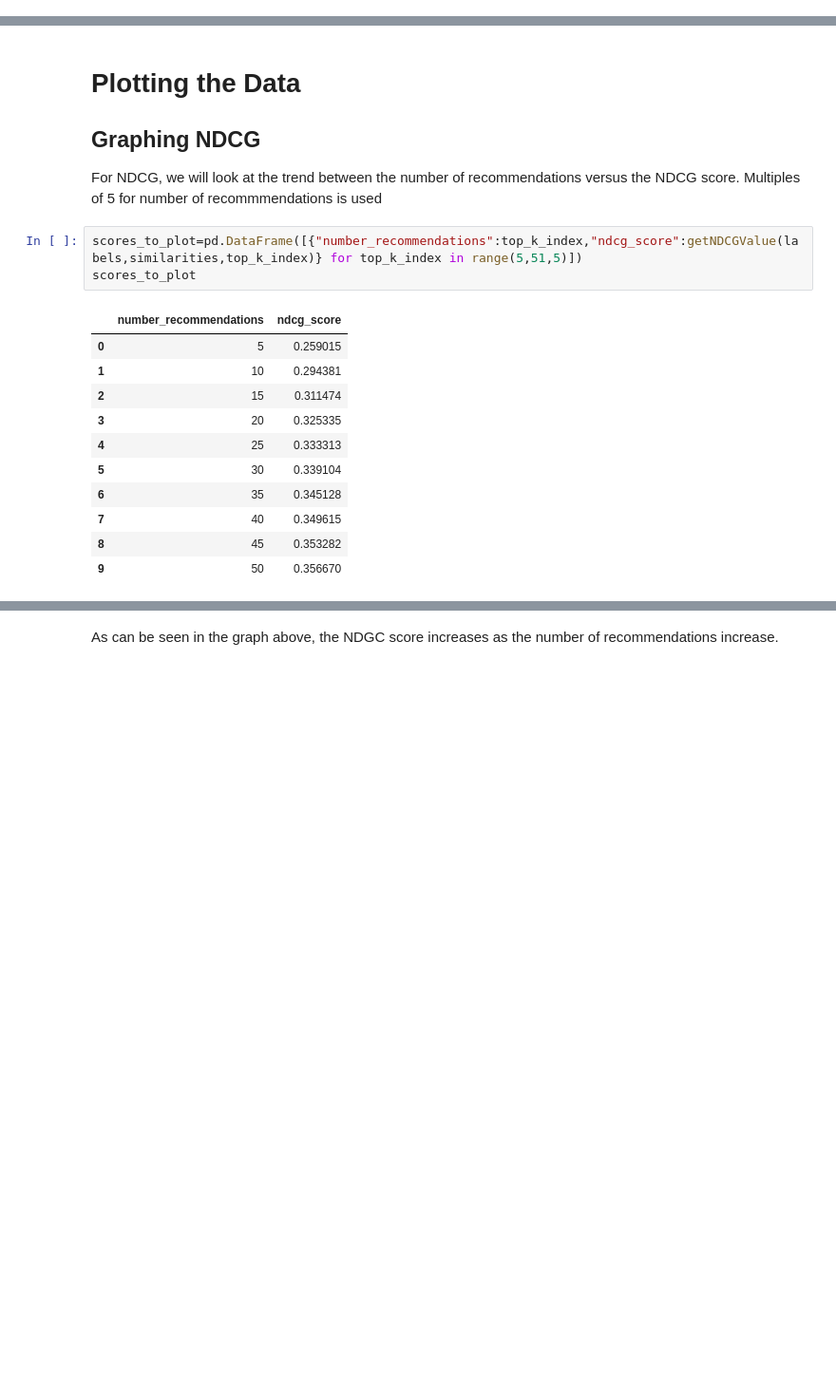
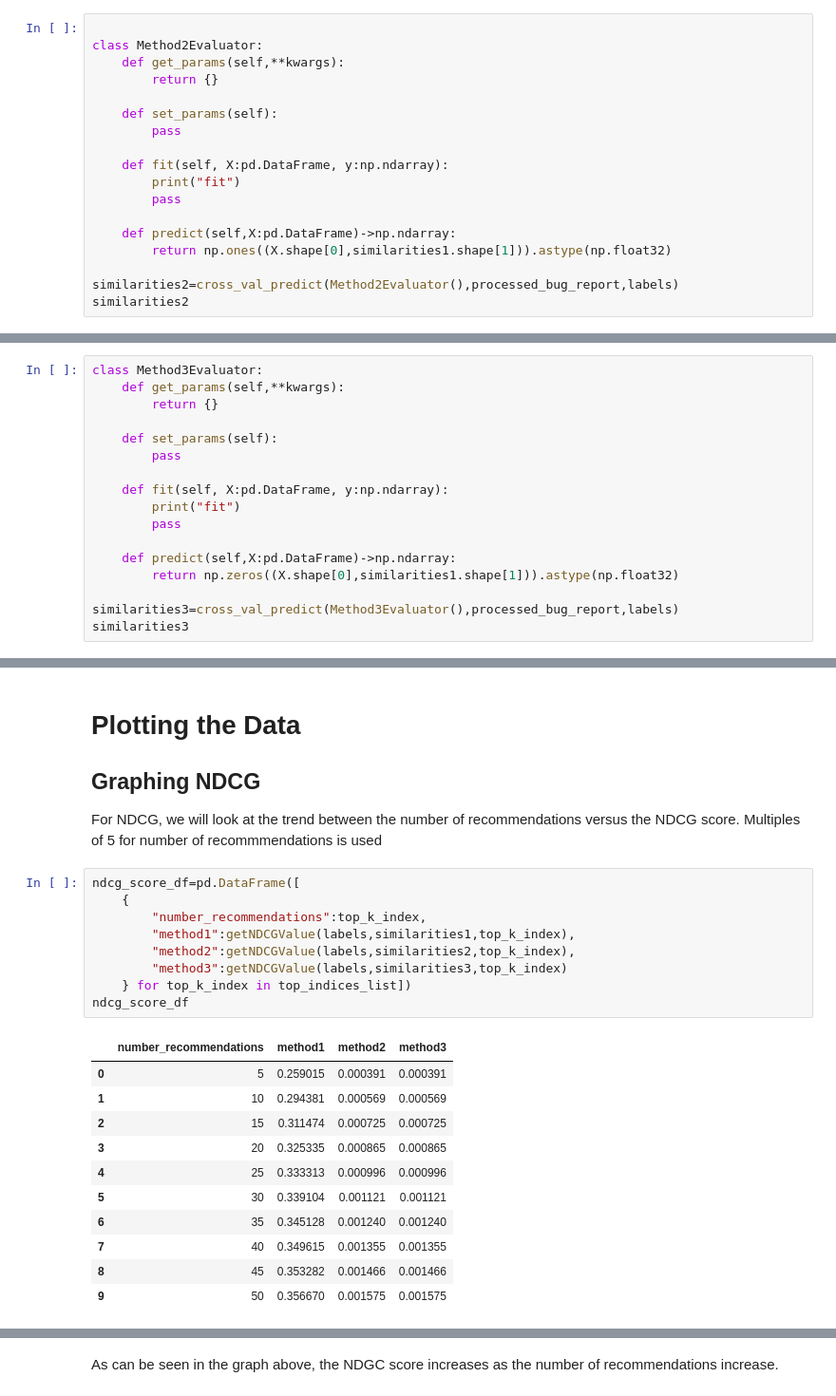
Before and after one commit to YeshaP/ENSF544_Proj2, a Jupyter notebook: Project2-1.ipynb, the cells around one changed output, grey strips where cells are left out. Shown at 95% size. Cells and saved outputs as stored; diff of their text form; blank space fills up the shorter version.

```diff
--- a/Project2-1.ipynb
+++ b/Project2-1.ipynb
@@ -237,0 +234,18 @@ array([[7.00226962e-02, 7.84133356e-02, 6.30993610e-03, ...,
+# %%
+
+class Method2Evaluator:
+    def get_params(self,**kwargs):
+        return {}
+
+    def set_params(self):
+        pass
+
+    def fit(self, X:pd.DataFrame, y:np.ndarray):
+        print("fit")
+        pass
+
+    def predict(self,X:pd.DataFrame)->np.ndarray:
+        return np.ones((X.shape[0],similarities1.shape[1])).astype(np.float32)
+
+similarities2=cross_val_predict(Method2Evaluator(),processed_bug_report,labels)
+similarities2
@@ -237,0 +265,17 @@ array([[7.00226962e-02, 7.84133356e-02, 6.30993610e-03, ...,
+# %%
+class Method3Evaluator:
+    def get_params(self,**kwargs):
+        return {}
+
+    def set_params(self):
+        pass
+
+    def fit(self, X:pd.DataFrame, y:np.ndarray):
+        print("fit")
+        pass
+
+    def predict(self,X:pd.DataFrame)->np.ndarray:
+        return np.zeros((X.shape[0],similarities1.shape[1])).astype(np.float32)
+
+similarities3=cross_val_predict(Method3Evaluator(),processed_bug_report,labels)
+similarities3
@@ -352,19 +394,25 @@ indices
 ## Graphing NDCG
 For NDCG, we will look at the trend between the number of recommendations versus the NDCG score. Multiples of 5 for number of recommmendations is used
 # %%
-scores_to_plot=pd.DataFrame([{"number_recommendations":top_k_index,"ndcg_score":getNDCGValue(labels,similarities,top_k_index)} for top_k_index in range(5,51,5)])
-scores_to_plot
+ndcg_score_df=pd.DataFrame([
+    {
+        "number_recommendations":top_k_index,
+        "method1":getNDCGValue(labels,similarities1,top_k_index),
+        "method2":getNDCGValue(labels,similarities2,top_k_index),
+        "method3":getNDCGValue(labels,similarities3,top_k_index)
+    } for top_k_index in top_indices_list])
+ndcg_score_df
 # %% [output]
-|  | number_recommendations | ndcg_score |
-| 0 | 5 | 0.259015 |
-| 1 | 10 | 0.294381 |
-| 2 | 15 | 0.311474 |
-| 3 | 20 | 0.325335 |
-| 4 | 25 | 0.333313 |
-| 5 | 30 | 0.339104 |
-| 6 | 35 | 0.345128 |
-| 7 | 40 | 0.349615 |
-| 8 | 45 | 0.353282 |
-| 9 | 50 | 0.356670 |
+|  | number_recommendations | method1 | method2 | method3 |
+| 0 | 5 | 0.259015 | 0.000391 | 0.000391 |
+| 1 | 10 | 0.294381 | 0.000569 | 0.000569 |
+| 2 | 15 | 0.311474 | 0.000725 | 0.000725 |
+| 3 | 20 | 0.325335 | 0.000865 | 0.000865 |
+| 4 | 25 | 0.333313 | 0.000996 | 0.000996 |
+| 5 | 30 | 0.339104 | 0.001121 | 0.001121 |
+| 6 | 35 | 0.345128 | 0.001240 | 0.001240 |
+| 7 | 40 | 0.349615 | 0.001355 | 0.001355 |
+| 8 | 45 | 0.353282 | 0.001466 | 0.001466 |
+| 9 | 50 | 0.356670 | 0.001575 | 0.001575 |
 # %%
 fig, ax = plt.subplots()
```
Also changed, not shown: parts of 14 cells of this notebook.
